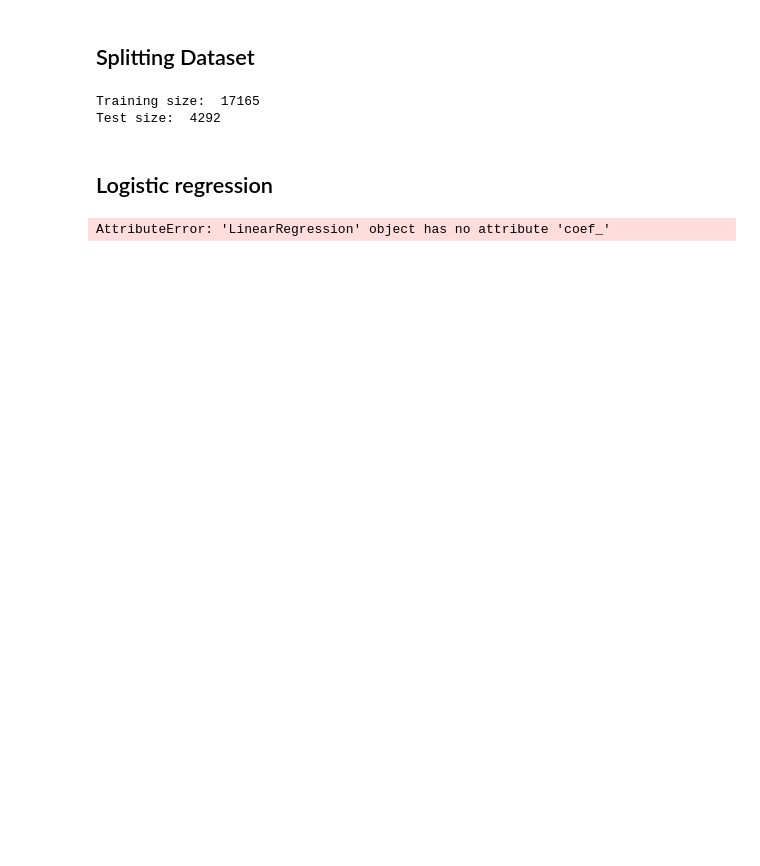
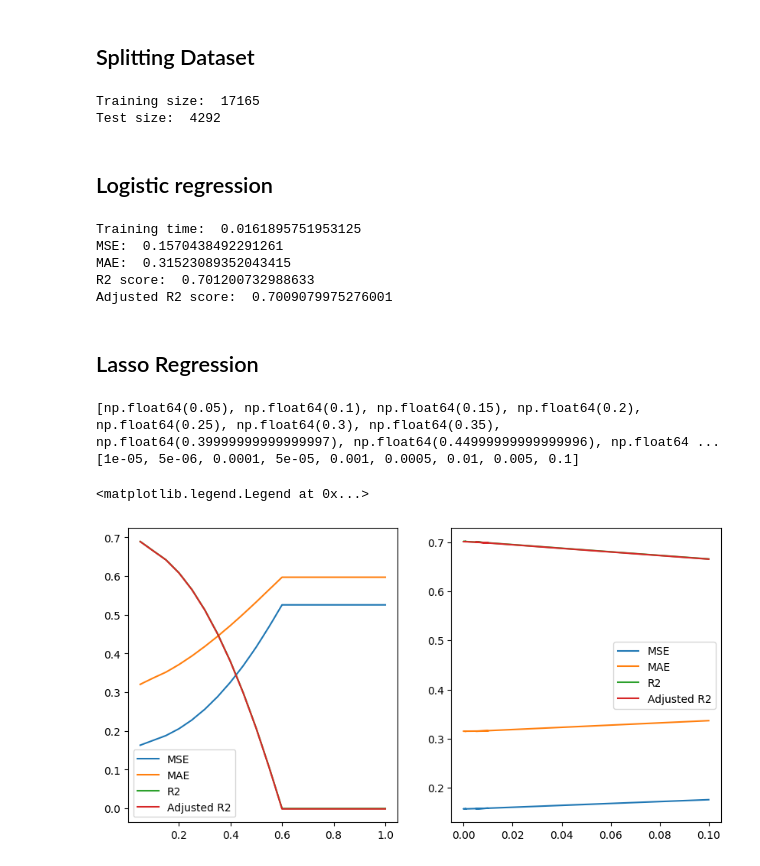
Before and after one commit to KarthikPreVin/MACHINE-LEARNING-LAB, a Jupyter notebook: ASSIGNMENT 3/ASSIGNMENT 3.ipynb, the cells around one changed output. Drawn from its saved outputs; the diff is of its cells as text; code cells hidden in the pictures; blank space fills up the shorter version.

Commit message:
Lasso and Ridge Regression finished

```diff
--- a/ASSIGNMENT 3/ASSIGNMENT 3.ipynb
+++ b/ASSIGNMENT 3/ASSIGNMENT 3.ipynb
@@ -251,7 +252,7 @@ plt.show()
 # %% [markdown]
 ## Splitting Dataset
 # %%
-X_train, X_test, y_train, y_test = train_test_split(X,y, test_size=0.2, random_state=2)
+X_train, X_test, y_train, y_test = train_test_split(X,y["Loan Sanction Amount (USD)"], test_size=0.2, random_state=4)
 
 print("Training size: ", len(X_train))
 print("Test size: ", len(X_test))
@@ -286,8 +287,76 @@ def evaluate(model):
     return weights
 # %%
 linear = LinearRegression()
-
-
-# evaluate(linear)
+weights = evaluate(linear)
 # %% [output]
-AttributeError: 'LinearRegression' object has no attribute 'coef_'
+Training time:  0.0161895751953125
+MSE:  0.1570438492291261
+MAE:  0.31523089352043415
+R2 score:  0.701200732988633
+Adjusted R2 score:  0.7009079975276001
+# %% [markdown]
+## Lasso Regression
+# %%
+fig,axes = plt.subplots(nrows = 1, ncols = 2, figsize = (10,5))
+
+alpha_list = list(np.linspace(0.05,1,20))
+print(alpha_list)
+mse_list = []
+mae_list = []
+r2_list = []
+ar2_list = []
+for alpha in alpha_list:
+    lasso = Lasso(alpha=alpha)
+    lasso.fit(X_train,y_train)
+    y_pred = lasso.predict(X_test)
+    mse_list.append(mean_squared_error(y_test,y_pred))
+    mae_list.append(mean_absolute_error(y_test,y_pred))
+    r2 = r2_score(y_test,y_pred)
+
+    r2_list.append(r2)
+
+    n=len(X)
+    p=len(X.columns)
+    ar2_list.append(1-(1-r2)*(n-1)/(n-p-1))
+
+
+
+axes[0].plot(alpha_list,mse_list, label = "MSE")
+axes[0].plot(alpha_list,mae_list, label = "MAE")
+axes[0].plot(alpha_list,r2_list, label = "R2")
+axes[0].plot(alpha_list,ar2_list, label = "Adjusted R2")
+axes[0].legend()
+
+
+alpha_list = [10e-6, 5e-6, 10e-5, 5e-5, 10e-4, 5e-4, 10e-3, 5e-3, 10e-2]
+print(alpha_list)
+mse_list = []
+mae_list = []
+r2_list = []
+ar2_list = []
+for alpha in alpha_list:
+    lasso = Lasso(alpha=alpha)
+    lasso.fit(X_train,y_train)
+    y_pred = lasso.predict(X_test)
+    mse_list.append(mean_squared_error(y_test,y_pred))
+    mae_list.append(mean_absolute_error(y_test,y_pred))
+    r2 = r2_score(y_test,y_pred)
+
+    r2_list.append(r2)
+
+    n=len(X)
+    p=len(X.columns)
+    ar2_list.append(1-(1-r2)*(n-1)/(n-p-1))
+
+
+
+axes[1].plot(alpha_list,mse_list, label = "MSE")
+axes[1].plot(alpha_list,mae_list, label = "MAE")
+axes[1].plot(alpha_list,r2_list, label = "R2")
+axes[1].plot(alpha_list,ar2_list, label = "Adjusted R2")
+axes[1].legend()
+# %% [output]
+[np.float64(0.05), np.float64(0.1), np.float64(0.15), np.float64(0.2), np.float64(0.25), np.float64(0.3), np.float64(0.35), np.float64(0.39999999999999997), np.float64(0.44999999999999996), np.float64 ...
+[1e-05, 5e-06, 0.0001, 5e-05, 0.001, 0.0005, 0.01, 0.005, 0.1]
+<matplotlib.legend.Legend at 0x...>
+[figure, added]
```
Also changed, not shown: parts of 10 cells of this notebook.
